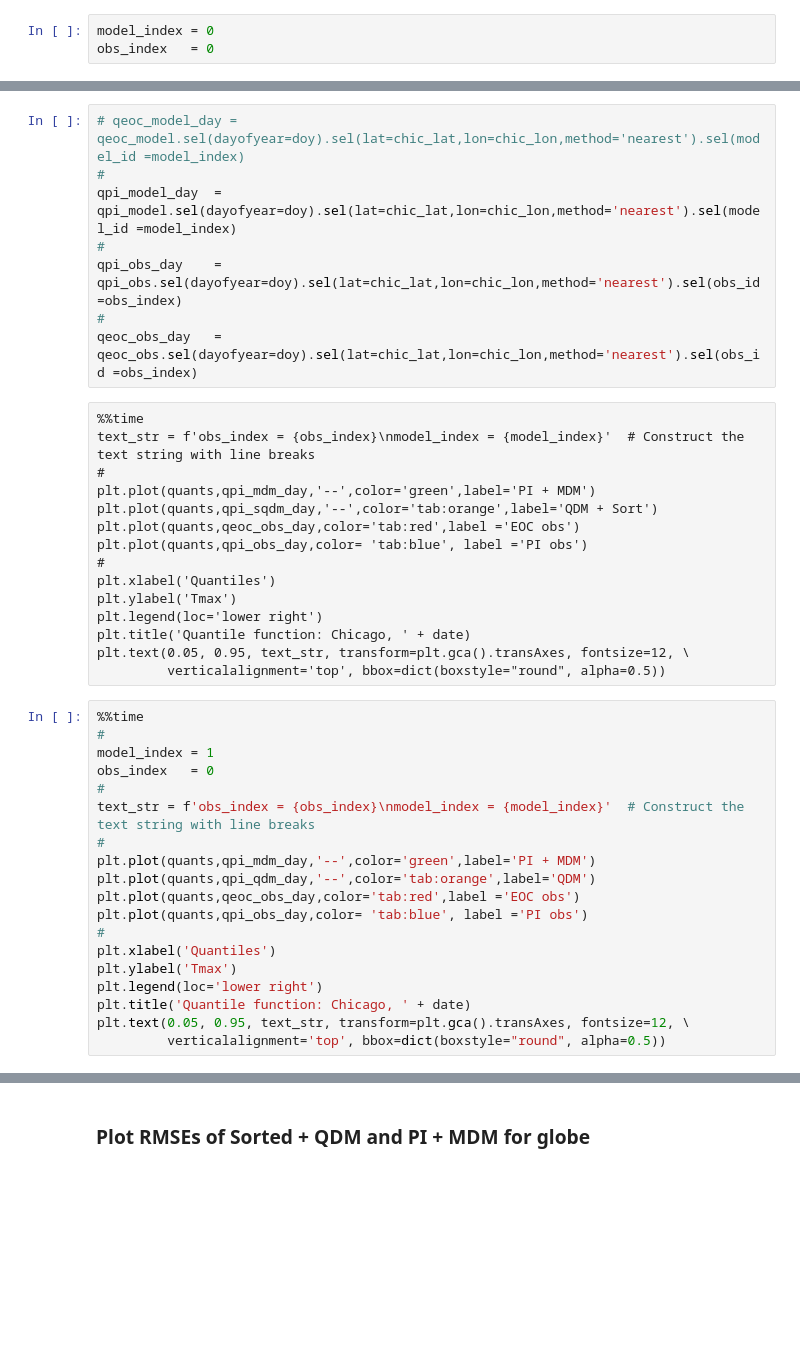
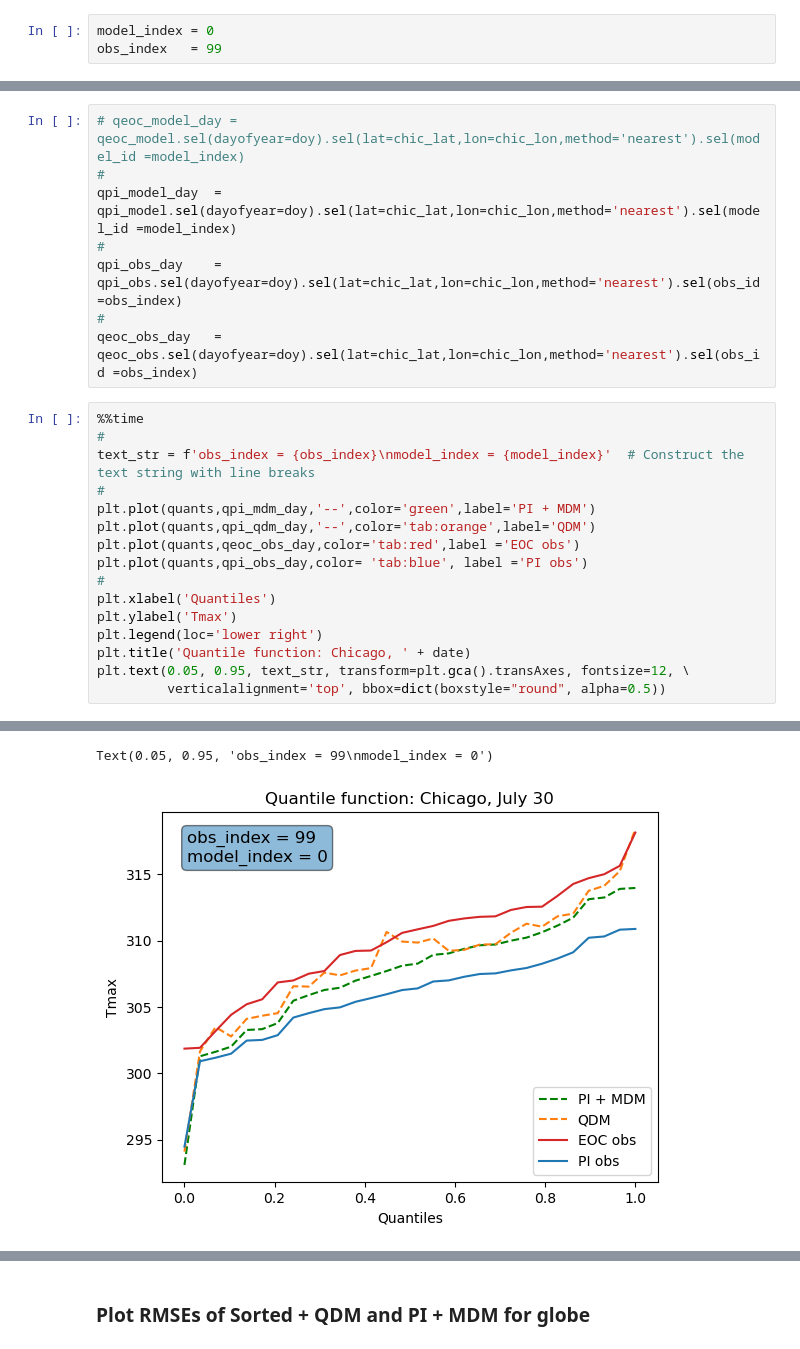
Before and after one commit to hrhampapura/moment_delta_mapping, a Jupyter notebook: lens_analysis/notebooks/sensitivity.ipynb, the cells around one changed output, grey strips where cells are left out. Saved outputs shown, nothing was run; the diff lists cells and outputs as text; blank space fills up the shorter version.

```diff
--- a/lens_analysis/notebooks/sensitivity.ipynb
+++ b/lens_analysis/notebooks/sensitivity.ipynb
@@ -422,7 +418,7 @@ Attributes: (0)
 ## Select model and observations and plot
 # %%
 model_index = 0
-obs_index   = 0
+obs_index   = 99
 # %%
 %%time
 #
@@ -454,26 +450,8 @@ qpi_model_day  = qpi_model.sel(dayofyear=doy).sel(lat=chic_lat,lon=chic_lon,meth
 qpi_obs_day    = qpi_obs.sel(dayofyear=doy).sel(lat=chic_lat,lon=chic_lon,method='nearest').sel(obs_id =obs_index)
 #
 qeoc_obs_day   = qeoc_obs.sel(dayofyear=doy).sel(lat=chic_lat,lon=chic_lon,method='nearest').sel(obs_id =obs_index)
-# %% [raw]
-%%time
-text_str = f'obs_index = {obs_index}\nmodel_index = {model_index}'  # Construct the text string with line breaks
-#
-plt.plot(quants,qpi_mdm_day,'--',color='green',label='PI + MDM')
-plt.plot(quants,qpi_sqdm_day,'--',color='tab:orange',label='QDM + Sort')
-plt.plot(quants,qeoc_obs_day,color='tab:red',label ='EOC obs')
-plt.plot(quants,qpi_obs_day,color= 'tab:blue', label ='PI obs')
-#
-plt.xlabel('Quantiles')
-plt.ylabel('Tmax')
-plt.legend(loc='lower right')
-plt.title('Quantile function: Chicago, ' + date)
-plt.text(0.05, 0.95, text_str, transform=plt.gca().transAxes, fontsize=12, \
-         verticalalignment='top', bbox=dict(boxstyle="round", alpha=0.5))
 # %%
 %%time
-#
-model_index = 1
-obs_index   = 0
 #
 text_str = f'obs_index = {obs_index}\nmodel_index = {model_index}'  # Construct the text string with line breaks
 #
@@ -488,3 +466,4 @@ plt.legend(loc='lower right')
 plt.title('Quantile function: Chicago, ' + date)
 plt.text(0.05, 0.95, text_str, transform=plt.gca().transAxes, fontsize=12, \
          verticalalignment='top', bbox=dict(boxstyle="round", alpha=0.5))
+# %% [output]
@@ -491,3 +472,5 @@ plt.text(0.05, 0.95, text_str, transform=plt.gca().transAxes, fontsize=12, \
+Text(0.05, 0.95, 'obs_index = 99\nmodel_index = 0')
+[figure, added]
 # %%
 is_sorted(qpi_qdm_day.values)
 # %% [output]
```
Also changed, not shown: parts of 19 cells of this notebook.
